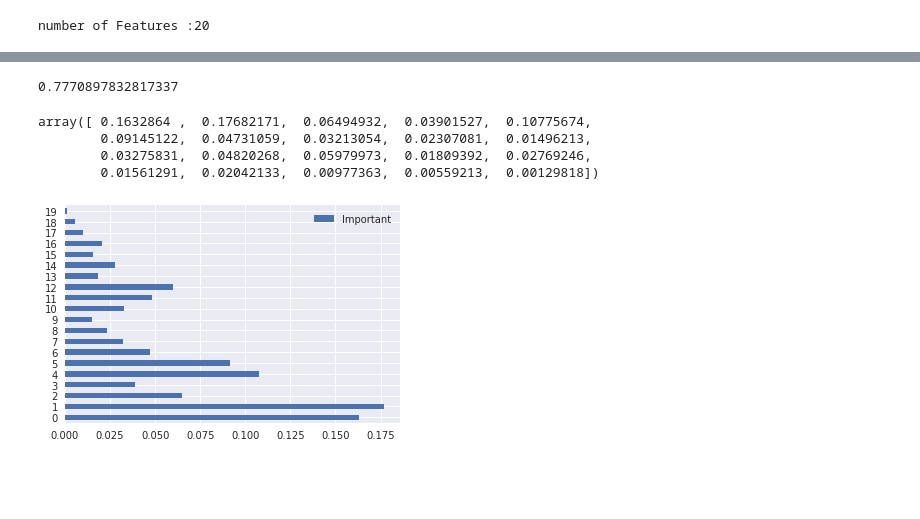
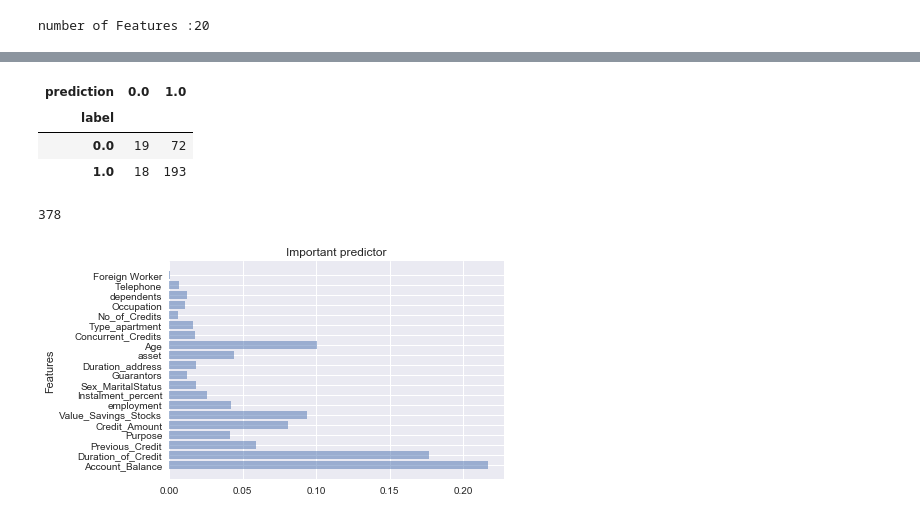
Before and after one commit to bigdata-i523/hid328, a Jupyter notebook: project/projectcode/project.ipynb, the cells around one changed output, grey strips where cells are left out. Cells and saved outputs as stored; diff of their text form; code cells hidden in the pictures; blank space fills up the shorter version.

```diff
--- a/project/projectcode/project.ipynb
+++ b/project/projectcode/project.ipynb
@@ -258,19 +349,29 @@ metricsWithNewColumn.groupby('labelAndPrediction').count().show()
-# %%
-evaluator = MulticlassClassificationEvaluator(labelCol="label", predictionCol="prediction", metricName="accuracy")
-evaluator.evaluate(predictions)
-# %% [output]
-0.7770897832817337
-# %%
-rfModel.featureImportances.values
-# %% [output]
-array([ 0.1632864 ,  0.17682171,  0.06494932,  0.03901527,  0.10775674,
-        0.09145122,  0.04731059,  0.03213054,  0.02307081,  0.01496213,
-        0.03275831,  0.04820268,  0.05979973,  0.01809392,  0.02769246,
-        0.01561291,  0.02042133,  0.00977363,  0.00559213,  0.00129818])
-# %%
-pdf=pd.DataFrame({'All':csvDF.columns[1:],'Important':rfModel.featureImportances.values})
-pdf.plot.barh();
-#pdf.head(21)
-#pdf=pd.DataFrame(rfModel.featureImportances.values,index=20,columns=csvDF.columns[1:])
-# %% [output]
-[figure, removed]
+# %%
+metricsData = rf2Predictions.select("label","prediction")
+sDF=metricsData.groupby("label","prediction").count()
+pandaSDF=sDF.toPandas()
+df2 = pandaSDF.pivot(index='label', columns='prediction', values='count')
+df2.head(5)
+# %% [output]
+| prediction | 0.0 | 1.0 |
+| label |  |  |
+| 0.0 | 19 | 72 |
+| 1.0 | 18 | 193 |
+# %%
+penalty=df2.values[0][1]*5+df2.values[1][0]
+print(penalty)
+# %% [output]
+378
+# %%
+pdf=pd.DataFrame({'All':csvDF.columns[1:],'Important':rfModel.featureImportances.values},columns=['All','Important'])
+objects = csvDF.columns[1:]
+y_pos = np.arange(len(csvDF.columns[1:]))
+performance = rfModel.featureImportances.values
+plt.barh(y_pos, performance, align='center', alpha=0.5)
+plt.yticks(y_pos, objects)
+plt.ylabel('Features')
+plt.title('Important predictor')
+
+plt.show()
+# %% [output]
+[figure, added]
```
Also changed, not shown: parts of 47 cells of this notebook, 7 other files.
